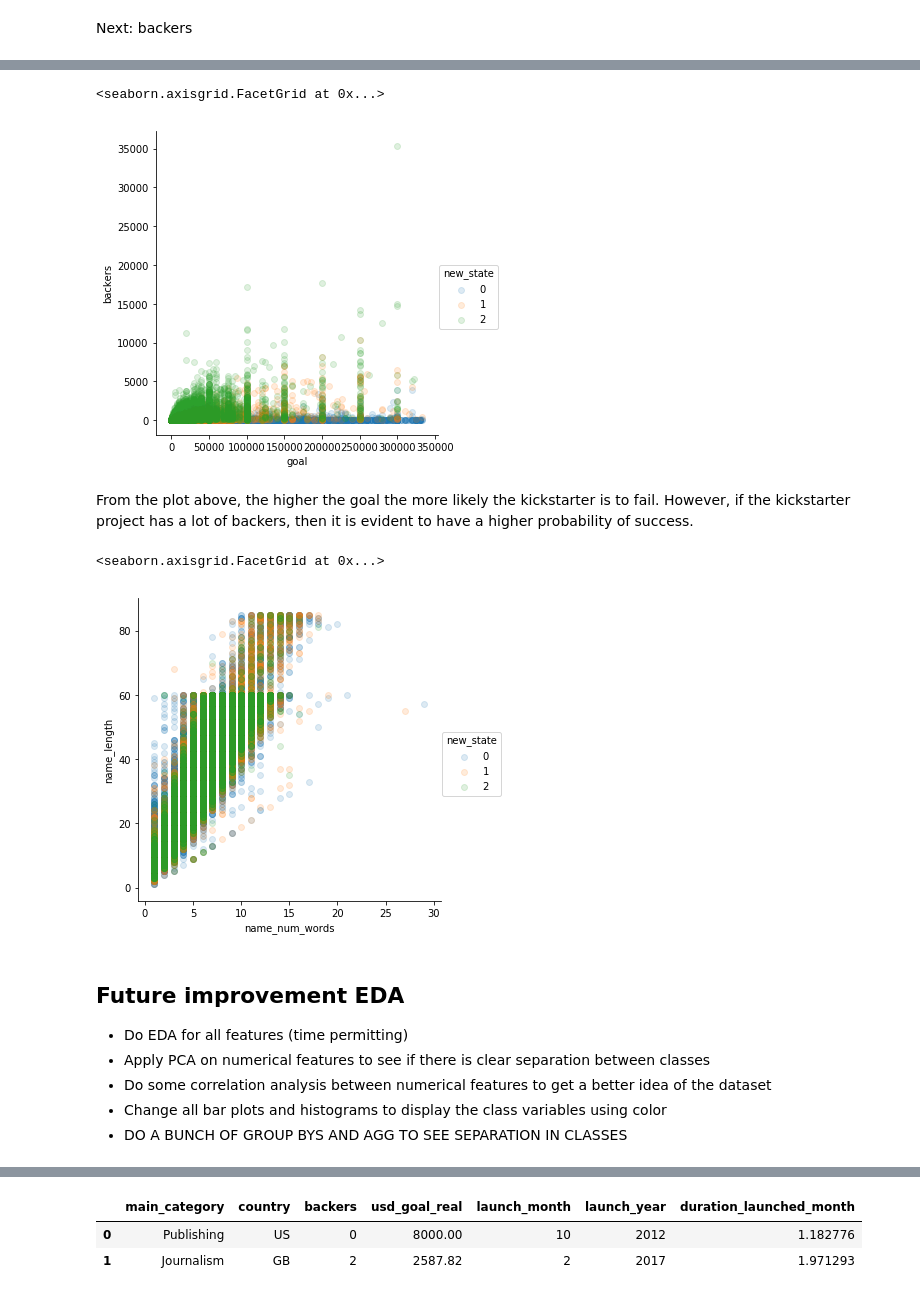
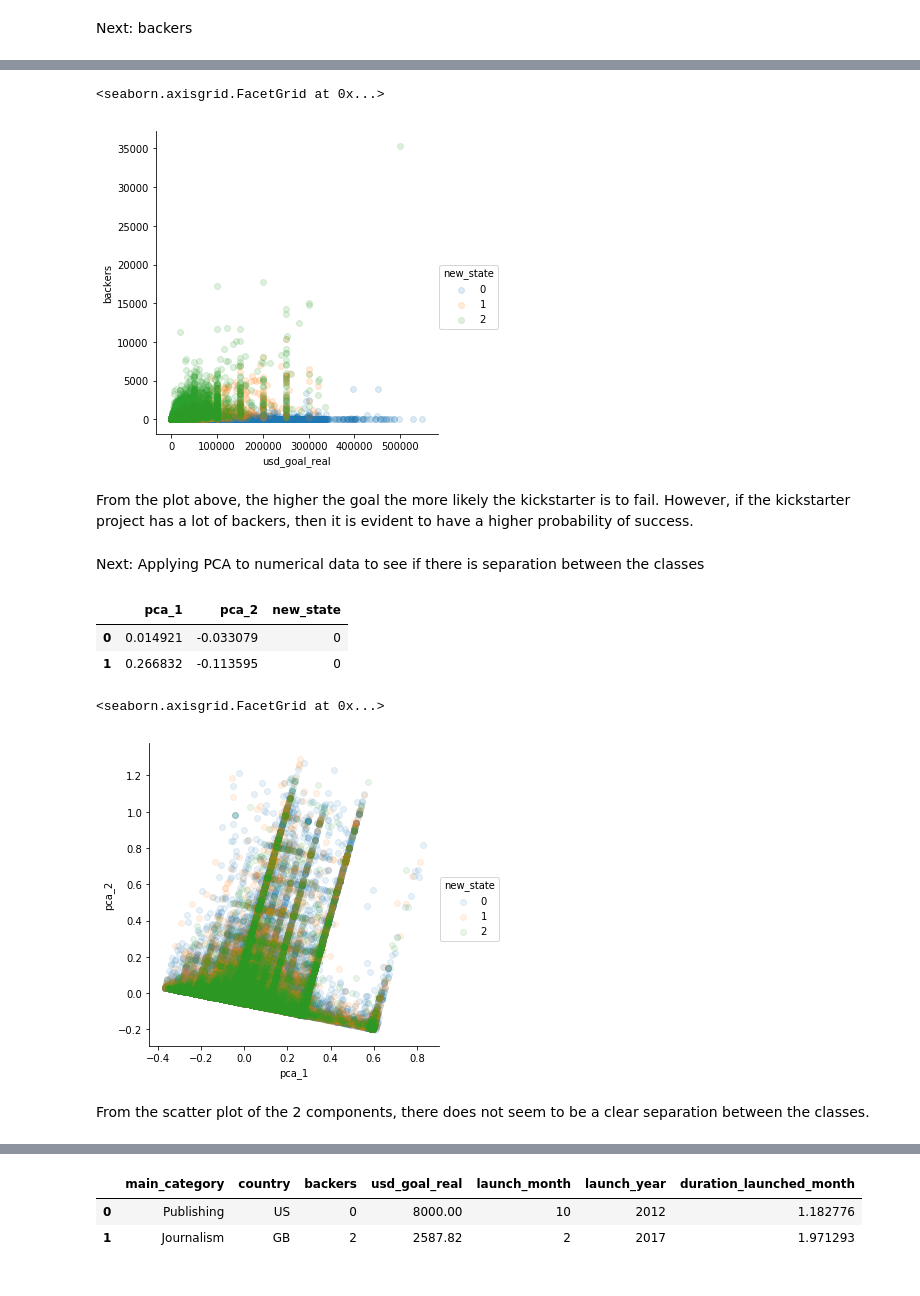
Before and after one commit to j2colaco/nu_ds_challenge, a Jupyter notebook: kickstarter_codebase.ipynb, the cells around one changed output, grey strips where cells are left out. Cells and saved outputs as stored; diff of their text form; code cells hidden in the pictures.

```diff
--- a/kickstarter_codebase.ipynb
+++ b/kickstarter_codebase.ipynb
@@ -497,25 +505,41 @@ Next: backers
 # %%
 quantile = .99
 backers_plot_data = data_v3[data_v3['goal'] < data_v3.goal.quantile(quantile)]
-sns.lmplot( x="goal", y="backers",
+sns.lmplot( x="usd_goal_real", y="backers",
            data=backers_plot_data, fit_reg=False, hue='new_state', legend=True, scatter_kws={'alpha':0.15})
 # %% [output]
 <seaborn.axisgrid.FacetGrid at 0x...>
-[figure, old version]
+[figure, new version]
 # %% [markdown]
 From the plot above, the higher the goal the more likely the kickstarter is to fail. However, if the kickstarter project has a lot of backers, then it is evident to have a higher probability of success.
+# %% [markdown]
+Next: Applying PCA to numerical data to see if there is separation between the classes
+# %%
+numeric_features = ['goal', 'backers', 'usd_goal_real', 'duration_launched_month', 'usd_goal_per_backer',
+                   'usd_goal_per_month', 'usd_goal_per_month_per_backer',
+                   'backers_per_month']
+
+numerical_data = data_v3[numeric_features]
+numerical_data = numerical_data[numerical_data['goal'] < numerical_data.goal.quantile(quantile)]
+# %%
+pca = PCA(n_components=2)
+scaler = MinMaxScaler()
+numerical_data_scaled = pd.DataFrame(scaler.fit_transform(numerical_data), columns=numerical_data.columns)
+pca_data = pca.fit_transform(numerical_data_scaled)
+pca_data_df = pd.DataFrame(pca_data, columns=['pca_1', 'pca_2'])
+# %%
+pca_data_df = pd.concat([pca_data_df.reset_index(drop=True), data_v3['new_state'].reset_index(drop=True)], axis=1)
+pca_data_df.head(2)
+# %% [output]
+|  | pca_1 | pca_2 | new_state |
+| 0 | 0.014921 | -0.033079 | 0 |
+| 1 | 0.266832 | -0.113595 | 0 |
 # %%
-backers_plot_data = data_v3[data_v3['goal'] < data_v3.goal.quantile(quantile)]
-sns.lmplot( x="name_num_words", y="name_length",
-           data=backers_plot_data, fit_reg=False, hue='new_state', legend=True, scatter_kws={'alpha':0.15})
+sns.lmplot( x="pca_1", y="pca_2",
+           data=pca_data_df, fit_reg=False, hue='new_state', legend=True, scatter_kws={'alpha':0.1})
 # %% [output]
 <seaborn.axisgrid.FacetGrid at 0x...>
-[figure, old version]
+[figure, new version]
-# %% [markdown]
-## Future improvement EDA
-- Do EDA for all features (time permitting)
-- Apply PCA on numerical features to see if there is clear separation between classes
-- Do some correlation analysis between numerical features to get a better idea of the dataset
-- Change all bar plots and histograms to display the class variables using color
-- DO A BUNCH OF GROUP BYS AND AGG TO SEE SEPARATION IN CLASSES
+# %% [markdown]
+From the scatter plot of the 2 components, there does not seem to be a clear separation between the classes.
 # %% [markdown]
```
Also changed, not shown: parts of 87 cells of this notebook.
